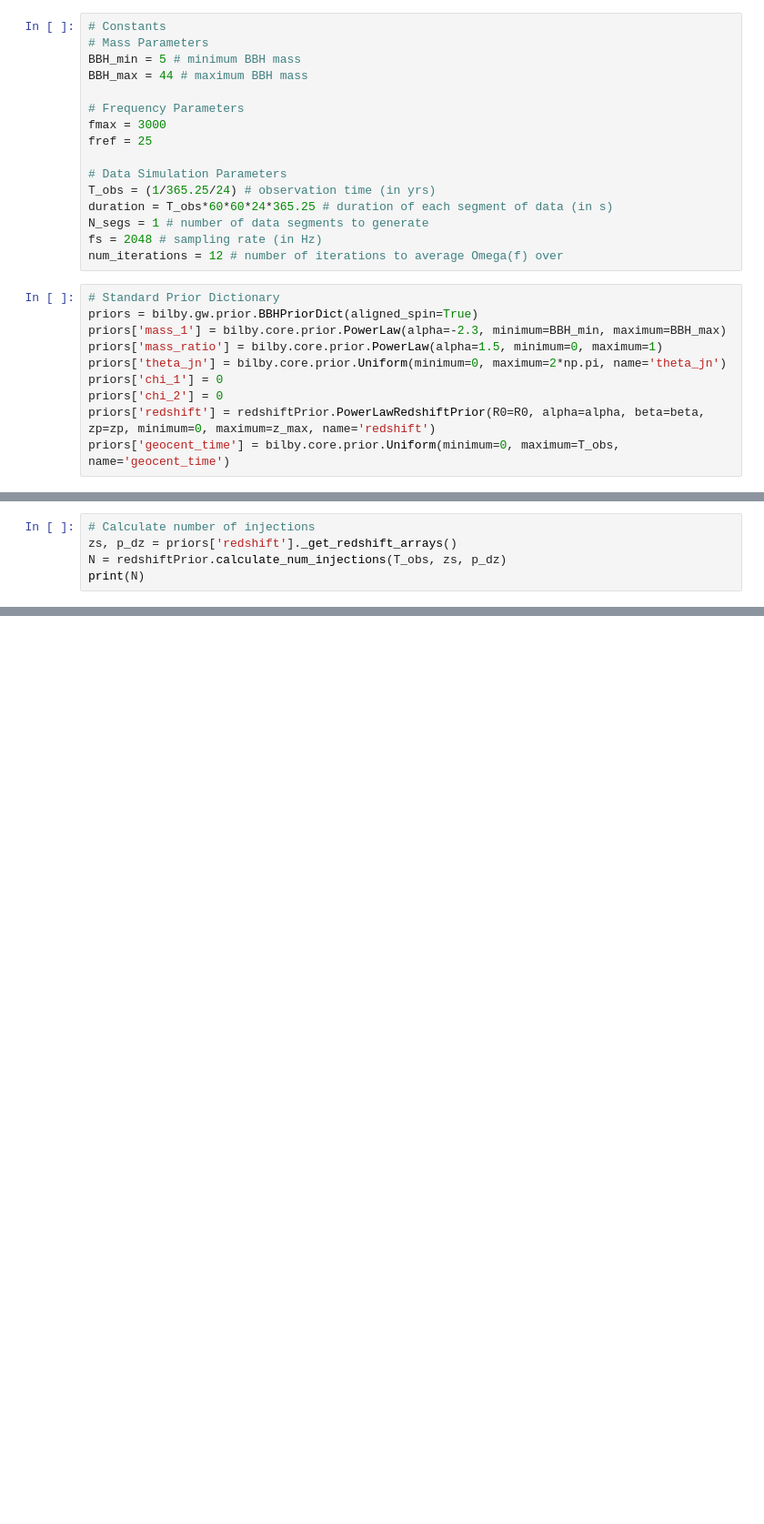
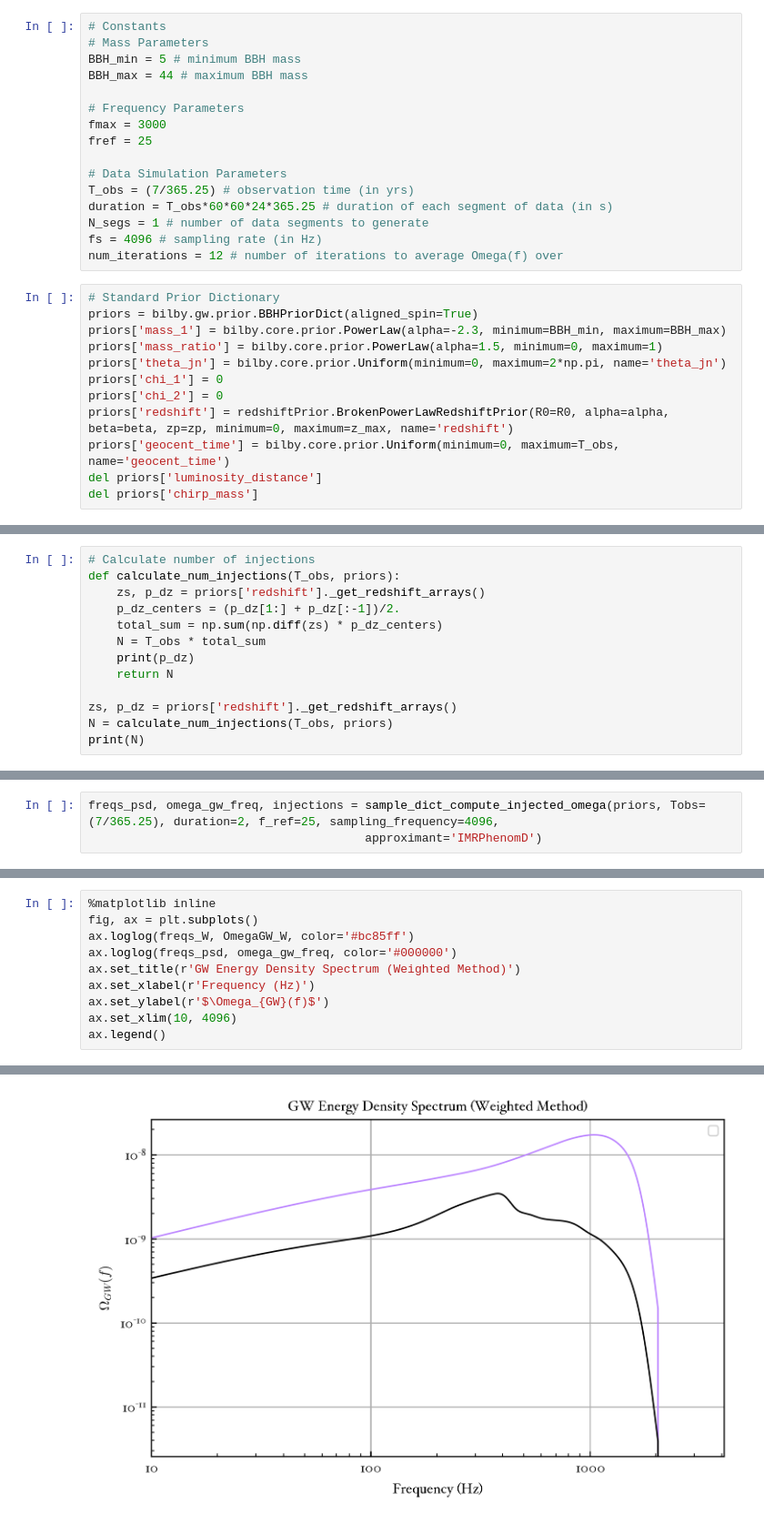
Before and after one commit to meyers-academic/astrophysical_gwb, a Jupyter notebook: notebooks/sgwb_calculation/SGWB_Calculation_Methods.ipynb, the cells around one changed output, grey strips where cells are left out. Shown at 91% size. Cells and saved outputs as stored; diff of their text form; blank space fills up the shorter version.

Commit message:
Parsed out weighted method.

```diff
--- a/notebooks/sgwb_calculation/SGWB_Calculation_Methods.ipynb
+++ b/notebooks/sgwb_calculation/SGWB_Calculation_Methods.ipynb
@@ -66,10 +66,10 @@ fmax = 3000
 fref = 25
 
 # Data Simulation Parameters
-T_obs = (1/365.25/24) # observation time (in yrs)
+T_obs = (7/365.25) # observation time (in yrs)
 duration = T_obs*60*60*24*365.25 # duration of each segment of data (in s)
 N_segs = 1 # number of data segments to generate
-fs = 2048 # sampling rate (in Hz)
+fs = 4096 # sampling rate (in Hz)
 num_iterations = 12 # number of iterations to average Omega(f) over
 # %%
 # Standard Prior Dictionary
@@ -79,6 +79,8 @@ priors['mass_ratio'] = bilby.core.prior.PowerLaw(alpha=1.5, minimum=0, maximum=1
 priors['theta_jn'] = bilby.core.prior.Uniform(minimum=0, maximum=2*np.pi, name='theta_jn')
 priors['chi_1'] = 0
 priors['chi_2'] = 0
-priors['redshift'] = redshiftPrior.PowerLawRedshiftPrior(R0=R0, alpha=alpha, beta=beta, zp=zp, minimum=0, maximum=z_max, name='redshift')
+priors['redshift'] = redshiftPrior.BrokenPowerLawRedshiftPrior(R0=R0, alpha=alpha, beta=beta, zp=zp, minimum=0, maximum=z_max, name='redshift')
 priors['geocent_time'] = bilby.core.prior.Uniform(minimum=0, maximum=T_obs, name='geocent_time')
+del priors['luminosity_distance']
+del priors['chirp_mass']
 # %% [output]
@@ -87,6 +89,14 @@ priors['geocent_time'] = bilby.core.prior.Uniform(minimum=0, maximum=T_obs, name
 # %%
 # Calculate number of injections
+def calculate_num_injections(T_obs, priors):
+    zs, p_dz = priors['redshift']._get_redshift_arrays()
+    p_dz_centers = (p_dz[1:] + p_dz[:-1])/2.
+    total_sum = np.sum(np.diff(zs) * p_dz_centers)
+    N = T_obs * total_sum
+    print(p_dz)
+    return N
+
 zs, p_dz = priors['redshift']._get_redshift_arrays()
-N = redshiftPrior.calculate_num_injections(T_obs, zs, p_dz)
+N = calculate_num_injections(T_obs, priors)
 print(N)
 # %% [output]
@@ -460,0 +431,3 @@ fig.show()
+# %%
+freqs_psd, omega_gw_freq, injections = sample_dict_compute_injected_omega(priors, Tobs=(7/365.25), duration=2, f_ref=25, sampling_frequency=4096,
+                                       approximant='IMRPhenomD')
@@ -460,0 +441,11 @@ fig.show()
+# %%
+%matplotlib inline
+fig, ax = plt.subplots()
+ax.loglog(freqs_W, OmegaGW_W, color='#bc85ff')
+ax.loglog(freqs_psd, omega_gw_freq, color='#000000')
+ax.set_title(r'GW Energy Density Spectrum (Weighted Method)')
+ax.set_xlabel(r'Frequency (Hz)')
+ax.set_ylabel(r'$\Omega_{GW}(f)$')
+ax.set_xlim(10, 4096)
+ax.legend()
+# %% [output]
@@ -461,3 +454,4 @@ fig.show()
+[figure, added]
 # %%
 fig, ax = plt.subplots()
 ax.loglog(freqs_d, omega_gw_d, color='#d61c1c', label='Regimbau Method')
```
Also changed, not shown: parts of 11 cells of this notebook, 2 other files.
